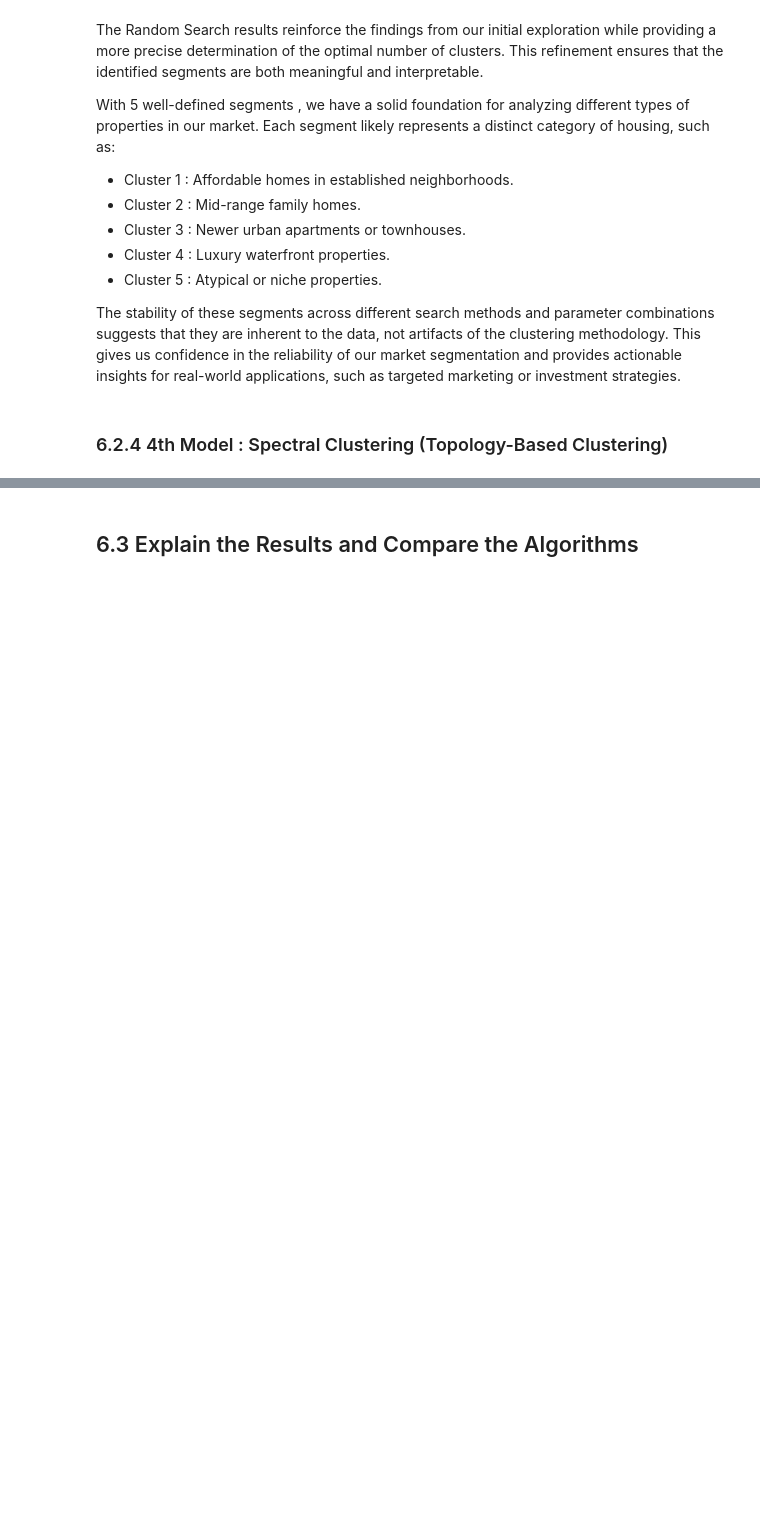
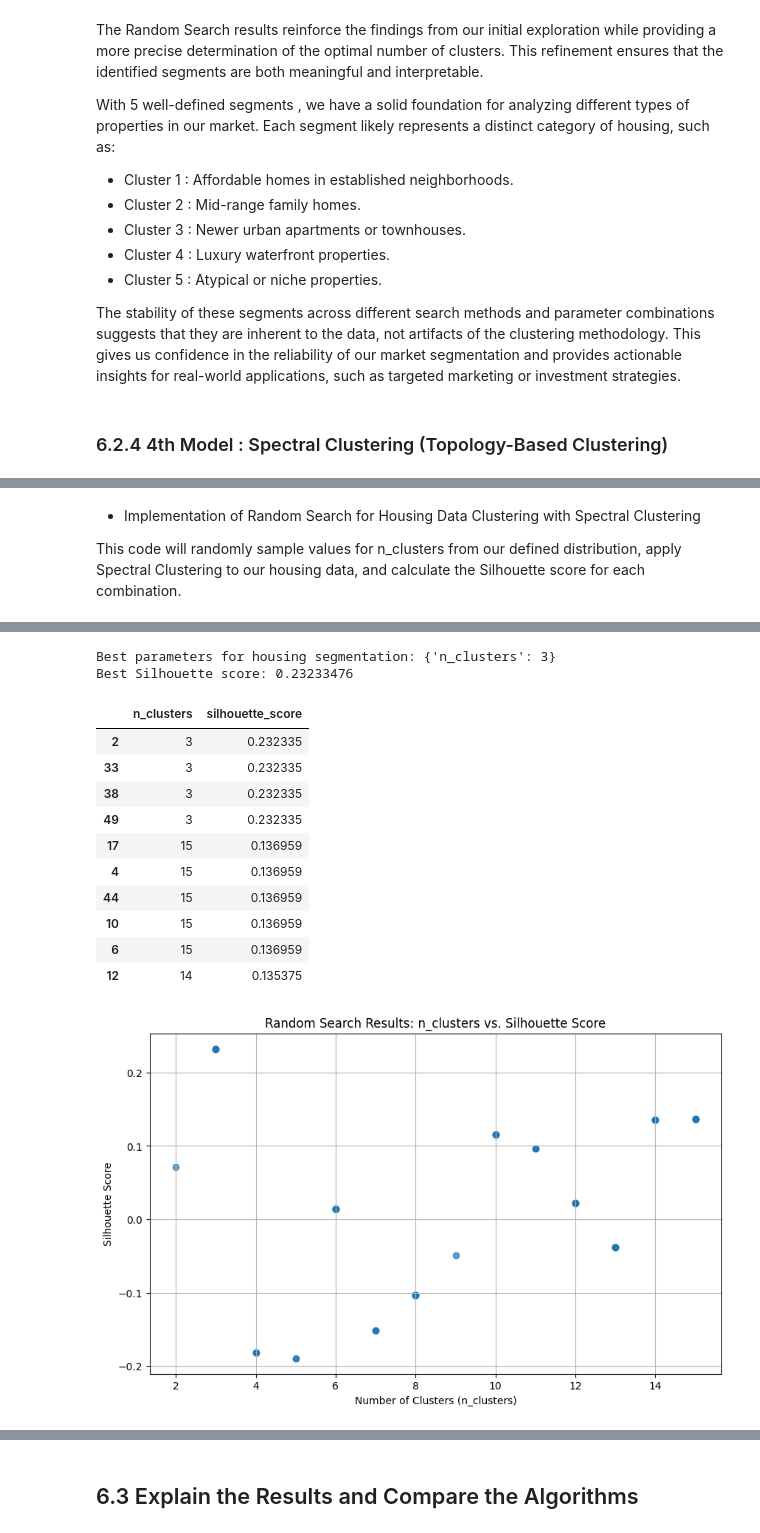
Before and after one commit to OusmaneMomboMombo/housing-cluster-analysis, a Jupyter notebook: house_sales_analysis.ipynb, the cells around one changed output, grey strips where cells are left out. Cells and saved outputs as stored; diff of their text form; code cells hidden in the pictures; blank space fills up the shorter version.

```diff
--- a/house_sales_analysis.ipynb
+++ b/house_sales_analysis.ipynb
@@ -1619,0 +1707,57 @@ We will apply the fourth model. Again, for hyperparameter tuning, we will use on
+# %% [markdown]
+- Implementation of Random Search for Housing Data Clustering with Spectral Clustering
+
+This code will randomly sample values for n_clusters from our defined distribution, apply Spectral Clustering to our housing data, and calculate the Silhouette score for each combination.
+# %%
+from sklearn.cluster import SpectralClustering
+from sklearn.metrics import silhouette_score
+import matplotlib.pyplot as plt
+import pandas as pd
+
+# Define the parameter space
+param_distributions = {
+    'n_clusters': randint(2, 16)  # Integer values between 2 and 15
+}
+
+# Number of iterations for Random Search
+n_iter = 50
+
+# Initialize variables to store best results
+best_score = -1
+best_params = None
+results = []
+
+# Perform Random Search
+for _ in range(n_iter):
+    # Sample parameters
+    n_clusters = param_distributions['n_clusters'].rvs()
+
+    # Create and fit Spectral Clustering
+    spectral = SpectralClustering(n_clusters=n_clusters, affinity='nearest_neighbors', random_state=42)
+    labels = spectral.fit_predict(df_umap)
+
+    # Calculate Silhouette score
+    if len(set(labels)) > 1:  # Ensure more than one cluster
+        score = silhouette_score(df_umap, labels, metric='euclidean')
+        results.append({'n_clusters': n_clusters, 'silhouette_score': score})
+
+        if score > best_score:
+            best_score = score
+            best_params = {'n_clusters': n_clusters}
+
+print("Best parameters for housing segmentation:", best_params)
+print("Best Silhouette score:", best_score)
+
+# Convert results to DataFrame for easy analysis
+results_df = pd.DataFrame(results)
+display(results_df.sort_values('silhouette_score', ascending=False).head(10))
+
+# Visualize the results
+plt.figure(figsize=(10, 6))
+plt.scatter(results_df['n_clusters'], results_df['silhouette_score'], alpha=0.7)
+plt.xlabel('Number of Clusters (n_clusters)')
+plt.ylabel('Silhouette Score')
+plt.title('Random Search Results: n_clusters vs. Silhouette Score')
+plt.grid(True)
+plt.show()
+# %% [output]
@@ -1619,0 +1781,14 @@ We will apply the fourth model. Again, for hyperparameter tuning, we will use on
+Best parameters for housing segmentation: {'n_clusters': 3}
+Best Silhouette score: 0.23233476
+|  | n_clusters | silhouette_score |
+| 2 | 3 | 0.232335 |
+| 33 | 3 | 0.232335 |
+| 38 | 3 | 0.232335 |
+| 49 | 3 | 0.232335 |
+| 17 | 15 | 0.136959 |
+| 4 | 15 | 0.136959 |
+| 44 | 15 | 0.136959 |
+| 10 | 15 | 0.136959 |
+| 6 | 15 | 0.136959 |
+| 12 | 14 | 0.135375 |
+[figure, added]
```
Also changed, not shown: parts of 16 cells of this notebook.
